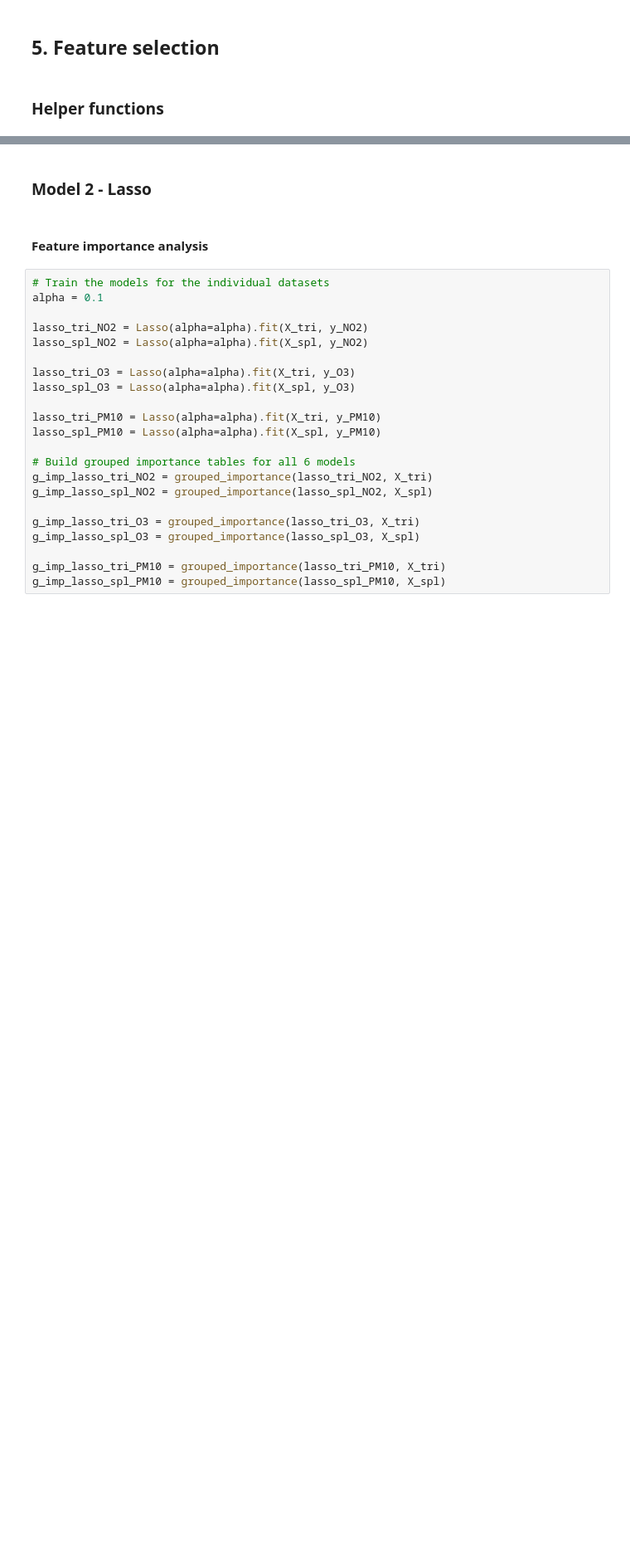
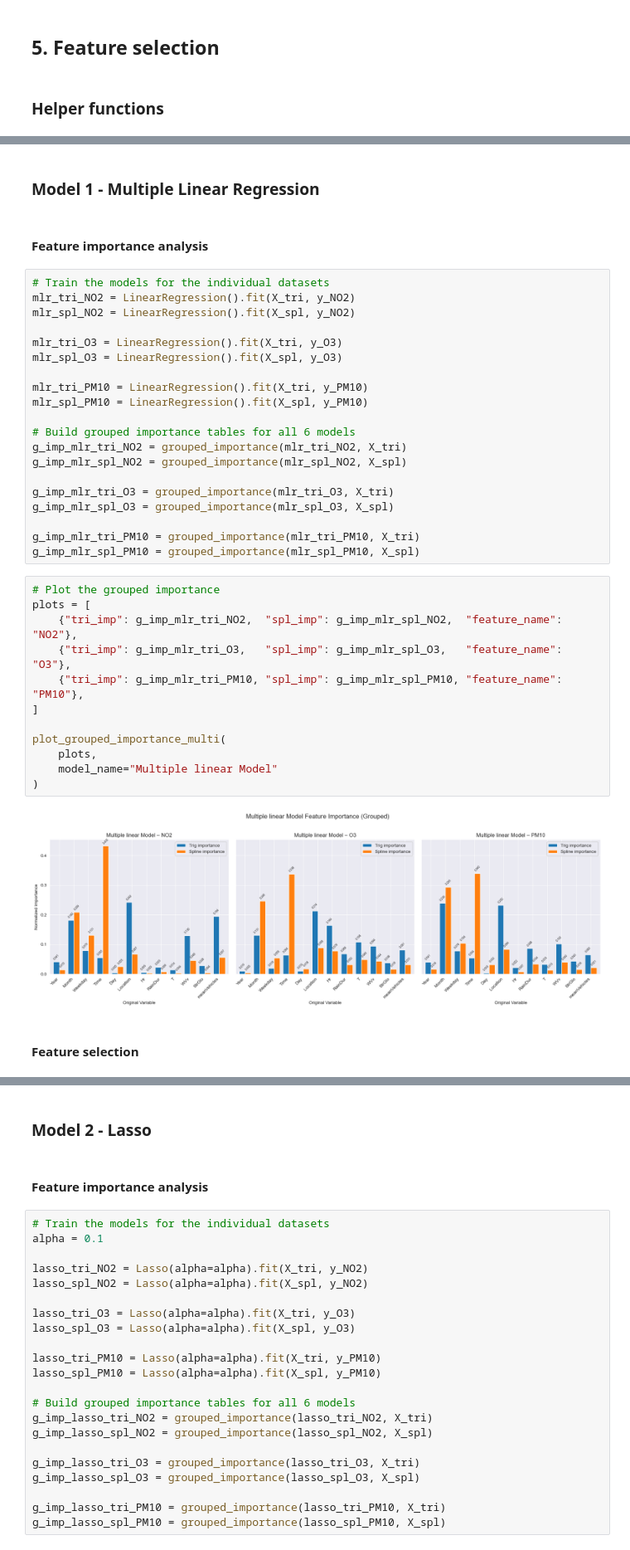
Before and after one commit to JitkaRantanen/AS2025_CO2-GroupProject, a Jupyter notebook: Masterfile.ipynb, the cells around one changed output, grey strips where cells are left out. Shown at 83% size. Drawn from its saved outputs; the diff is of its cells as text; blank space fills up the shorter version.

Commit message:
created masterfile and added MLR and RF models

```diff
--- a/Masterfile.ipynb
+++ b/Masterfile.ipynb
@@ -279 +391,41 @@ def plot_grouped_importance(tri_imp, spl_imp, model_name, feature_name):
     plt.show()
+# %% [markdown]
+### Model 1 - Multiple Linear Regression
+# %% [markdown]
+#### Feature importance analysis
+# %%
+# Train the models for the individual datasets
+mlr_tri_NO2 = LinearRegression().fit(X_tri, y_NO2)
+mlr_spl_NO2 = LinearRegression().fit(X_spl, y_NO2)
+
+mlr_tri_O3 = LinearRegression().fit(X_tri, y_O3)
+mlr_spl_O3 = LinearRegression().fit(X_spl, y_O3)
+
+mlr_tri_PM10 = LinearRegression().fit(X_tri, y_PM10)
+mlr_spl_PM10 = LinearRegression().fit(X_spl, y_PM10)
+
+# Build grouped importance tables for all 6 models
+g_imp_mlr_tri_NO2 = grouped_importance(mlr_tri_NO2, X_tri)
+g_imp_mlr_spl_NO2 = grouped_importance(mlr_spl_NO2, X_spl)
+
+g_imp_mlr_tri_O3 = grouped_importance(mlr_tri_O3, X_tri)
+g_imp_mlr_spl_O3 = grouped_importance(mlr_spl_O3, X_spl)
+
+g_imp_mlr_tri_PM10 = grouped_importance(mlr_tri_PM10, X_tri)
+g_imp_mlr_spl_PM10 = grouped_importance(mlr_spl_PM10, X_spl)
+# %%
+# Plot the grouped importance
+plots = [
+    {"tri_imp": g_imp_mlr_tri_NO2,  "spl_imp": g_imp_mlr_spl_NO2,  "feature_name": "NO2"},
+    {"tri_imp": g_imp_mlr_tri_O3,   "spl_imp": g_imp_mlr_spl_O3,   "feature_name": "O3"},
+    {"tri_imp": g_imp_mlr_tri_PM10, "spl_imp": g_imp_mlr_spl_PM10, "feature_name": "PM10"},
+]
+
+plot_grouped_importance_multi(
+    plots,
+    model_name="Multiple linear Model"
+)
+# %% [output]
+[figure, added]
+# %% [markdown]
+#### Feature selection
```
Also changed, not shown: parts of 36 cells of this notebook.
